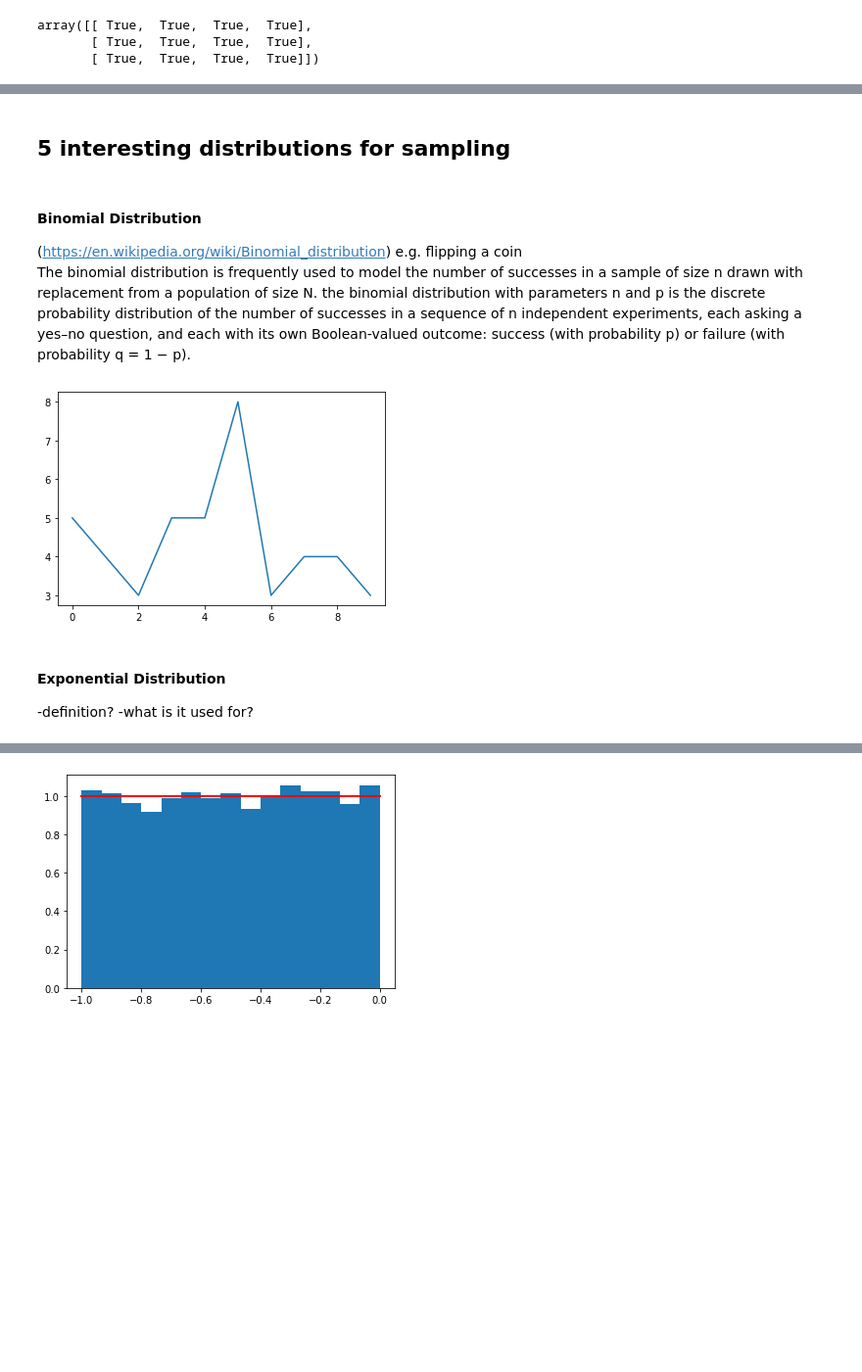
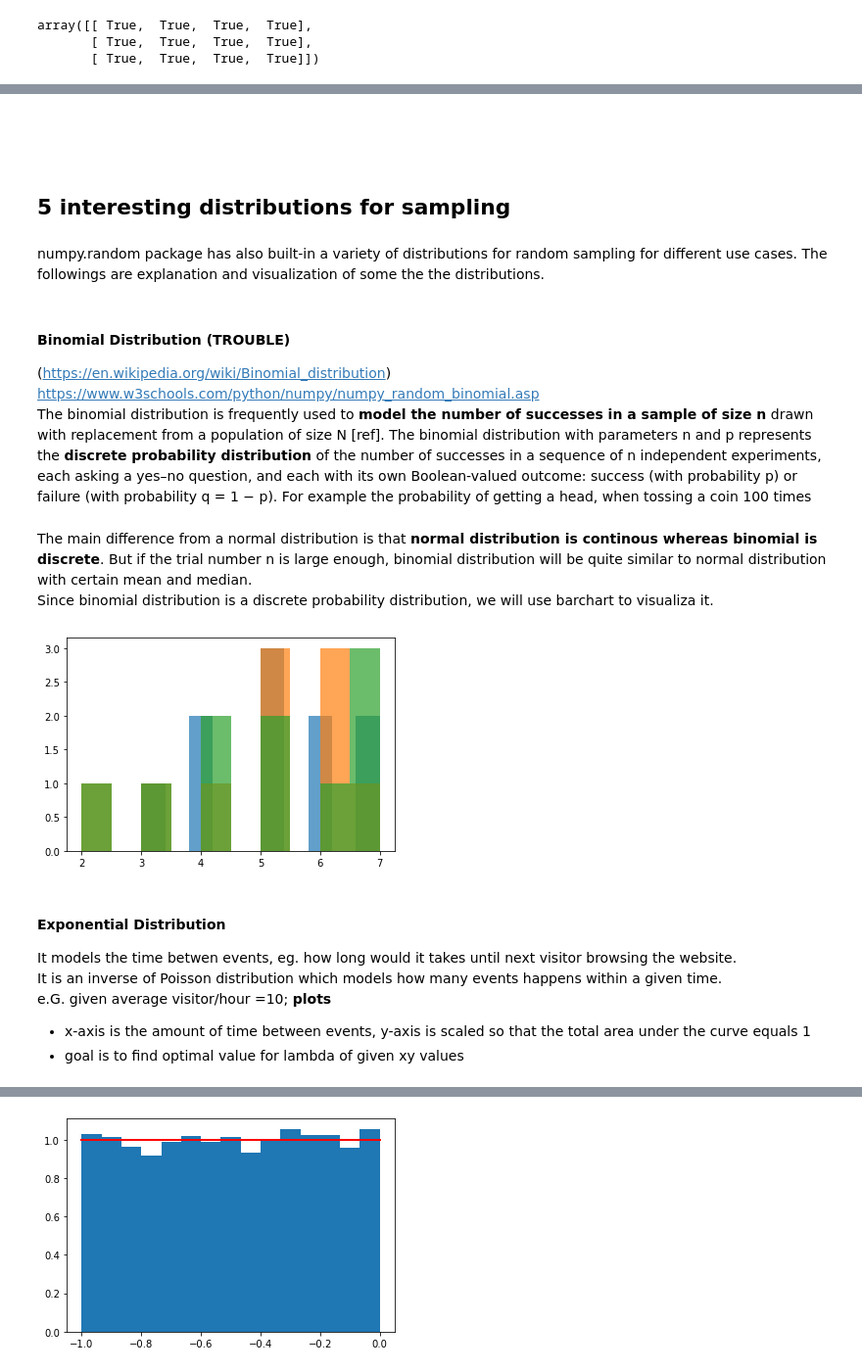
Before and after one commit to HazelIP/Programming-for-DA-assignment, a Jupyter notebook: Numpy Random package.ipynb, the cells around one changed output, grey strips where cells are left out. Shown at 98% size. Saved outputs shown, nothing was run; the diff lists cells and outputs as text; code cells hidden in the pictures; blank space fills up the shorter version.

```diff
--- a/Numpy Random package.ipynb
+++ b/Numpy Random package.ipynb
@@ -380,20 +360,43 @@ Optional axis argument for methods like choice (like rolling dice multiple times
+# %% [markdown]
+<br>
+<br>
 # %% [markdown]
 ## 5 interesting distributions for sampling
+# %% [markdown]
+numpy.random package has also built-in a variety of distributions for random sampling for different use cases. The followings are explanation and visualization of some the the distributions.
 # %% [markdown]
-#### Binomial Distribution
-(https://en.wikipedia.org/wiki/Binomial_distribution)  e.g. flipping a coin<br>
-The binomial distribution is frequently used to model the number of successes in a sample of size n drawn with replacement from a population of size N.
-the binomial distribution with parameters n and p is the discrete probability distribution of the number of successes in a sequence of n independent experiments, each asking a yes–no question, and each with its own Boolean-valued outcome: success (with probability p) or failure (with probability q = 1 − p).
+#### Binomial Distribution (TROUBLE)
+(https://en.wikipedia.org/wiki/Binomial_distribution) <br>
+https://www.w3schools.com/python/numpy/numpy_random_binomial.asp <br>
+The binomial distribution is frequently used to **model the number of successes in a sample of size n** drawn with replacement from a population of size N [ref].
+The binomial distribution with parameters n and p represents the **discrete probability distribution** of the number of successes in a sequence of n independent experiments, each asking a yes–no question, and each with its own Boolean-valued outcome: success (with probability p) or failure (with probability q = 1 − p). For example the probability of getting a head, when tossing a coin 100 times
+# %% [markdown]
+The main difference from a normal distribution is that **normal distribution is continous whereas binomial is discrete**. But if the trial number n is large  enough, binomial distribution will be quite similar to normal distribution with certain mean and median.<br>
+Since binomial distribution is a discrete probability distribution, we will use barchart to visualiza it.
 # %%
-# binomial
+# binomial distribution
+
+# tossing a coin 10 times with equal probability of getting each side
+# repeat it 10, 100, 1000 times
 rng = np.random.default_rng()
 n, p = 10, .5  # number of trials, probability of each trial
-s = rng.binomial(n, p, 10)
-plt.plot(s)
+size = [10, 100, 1000]
+# make subplot maybe
+'''for i in size:
+s = rng.binomial(10, .5, 1000)
+#print(s)
+   # plt.hist(s,label=i)
+    #sns.distplot(s, hist=True, kde=True)'''
+for i in size:
+    s = rng.binomial(10, .5, 10)
+    plt.hist(s, alpha=.7)
 plt.show()
 # %% [output]
-[figure, old version]
+[figure, new version]
 # %% [markdown]
 #### Exponential Distribution
--definition?
--what is it used for?
+It models the time betwen events, eg. how long would it takes until next visitor browsing the website. <br>
+It is an inverse of Poisson distribution which models how many events happens within a given time. <br> e.G. given average visitor/hour =10;
+**plots**
+- x-axis is the amount of time between events, y-axis is scaled so that the total area under the curve equals 1<br>
+- goal is to find optimal value for lambda of given xy values
```
Also changed, not shown: parts of 44 cells of this notebook.
